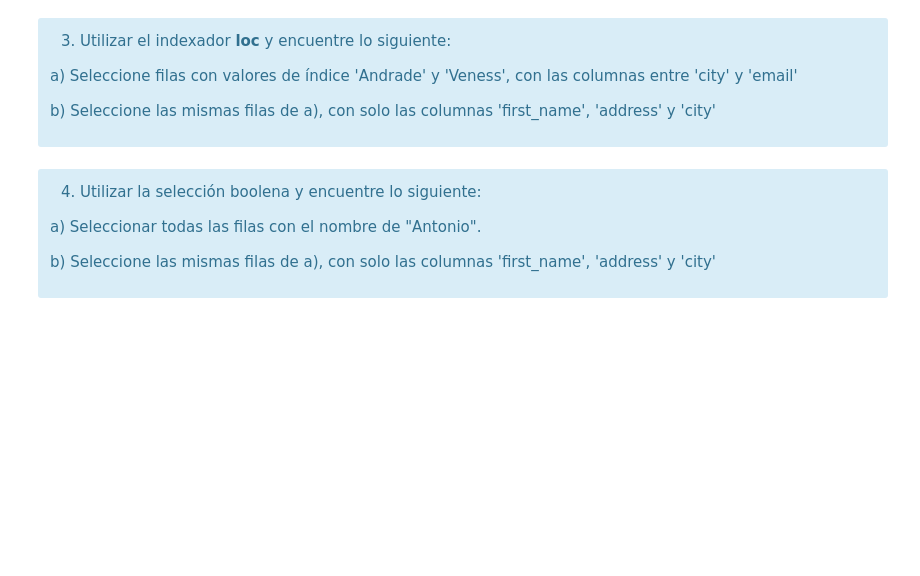
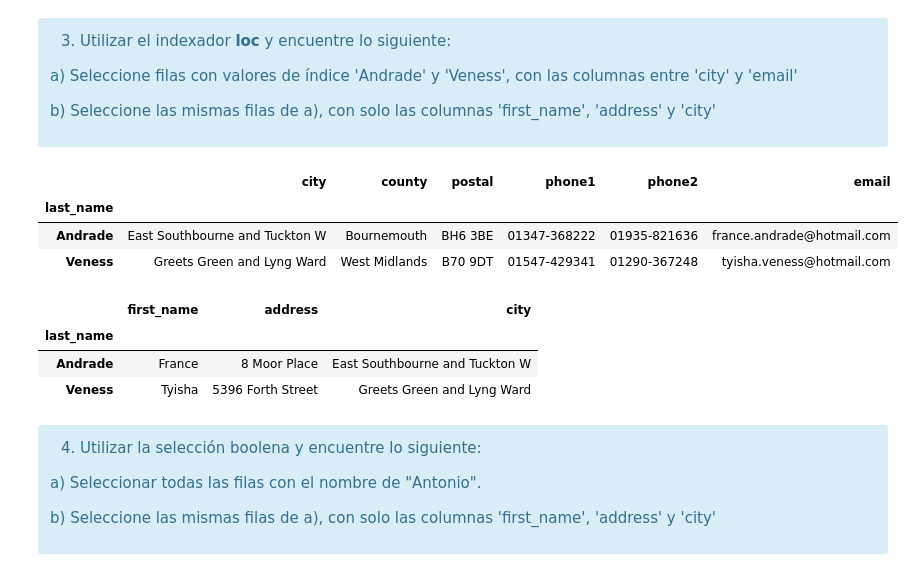
Before and after one commit to chava131011/Data-Science-Coursework, a Jupyter notebook: Classes Resources/CD_06_Pandas/2-Indexación-Selección.ipynb, the cells around one changed output. Cells and saved outputs as stored; diff of their text form; code cells hidden in the pictures; blank space fills up the shorter version.

```diff
--- a/Classes Resources/CD_06_Pandas/2-Indexación-Selección.ipynb
+++ b/Classes Resources/CD_06_Pandas/2-Indexación-Selección.ipynb
@@ -266,8 +524,20 @@ b)  Seleccione las mismas filas de a), con solo las columnas 'first_name', 'addr
 </div>
 # %%
 # a)  Seleccione filas con valores de índice 'Andrade' y 'Veness', con  las columnas entre 'city' y 'email'
+data.loc[['Andrade', 'Veness'],'city':'email']
+# %% [output]
+|  | city | county | postal | phone1 | phone2 | email |
+| last_name |  |  |  |  |  |  |
+| Andrade | East Southbourne and Tuckton W | Bournemouth | BH6 3BE | 01347-368222 | 01935-821636 | france.andrade@hotmail.com |
+| Veness | Greets Green and Lyng Ward | West Midlands | B70 9DT | 01547-429341 | 01290-367248 | tyisha.veness@hotmail.com |
 # %%
 # b)  Seleccione las mismas filas de a), con solo las columnas 'first_name', 'address' y 'city'
+data.loc[['Andrade', 'Veness'],['first_name', 'address', 'city']]
+# %% [output]
+|  | first_name | address | city |
+| last_name |  |  |  |
+| Andrade | France | 8 Moor Place | East Southbourne and Tuckton W |
+| Veness | Tyisha | 5396 Forth Street | Greets Green and Lyng Ward |
 # %% [markdown]
 <div class="alert alert-info">
 
```
Also changed, not shown: parts of 35 cells of this notebook, 2 other files.
